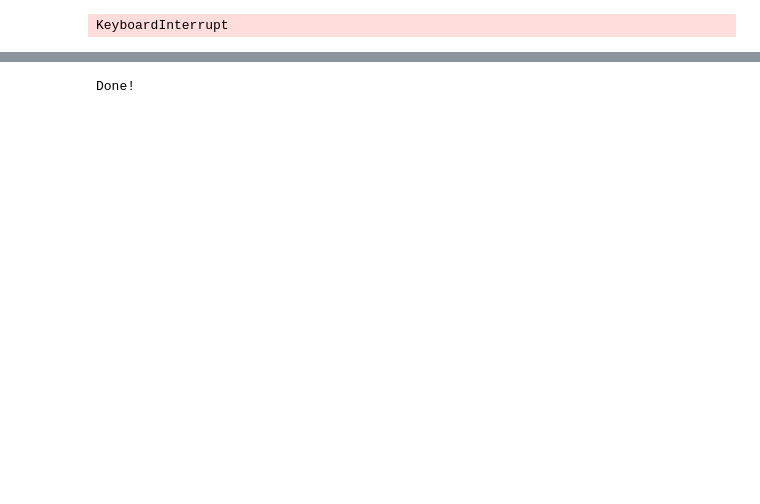
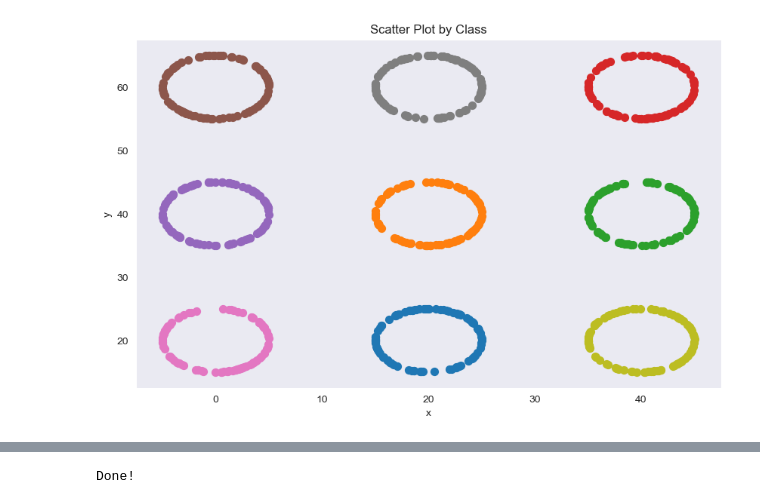
Before and after one commit to AnnaLivia/mr-sos-dp, a Jupyter notebook: plot_sol.ipynb, the cells around one changed output, grey strips where cells are left out. Saved outputs shown, nothing was run; the diff lists cells and outputs as text; code cells hidden in the pictures; blank space fills up the shorter version.

```diff
--- a/plot_sol.ipynb
+++ b/plot_sol.ipynb
@@ -12,44 +12,27 @@ import re
 import os
 import glob2
 import scipy
-# %%
-from scipy.linalg import det
-from itertools import combinations
-
-def is_totally_unimodular(matrix):
-    rows, cols = matrix.shape
-    min_dim = min(rows, cols)
-
-    # Check all square submatrices of the given matrix
-    for size in range(1, min_dim + 1):
-        row_combinations = combinations(range(rows), size)
-        col_combinations = combinations(range(cols), size)
-
-        for row_indices in row_combinations:
-            for col_indices in col_combinations:
-                submatrix = matrix[np.ix_(row_indices, col_indices)]
-                determinant = round(det(submatrix))
-                if determinant not in [0, 1, -1]:
-                    return False
-    return True
-
-matrix = np.array([
-    [1, 1, 1, 0, 0, 0, 0, 0, 0, 0, 0, 0, 0, 0, 0, 0, 0, 0, 0, 0, 0, 0, 0, 0, 0, 0, 0, 0, 0, 0, 0, 0, 0, 0, 0, 0, 0, 0, 0, 0, 0, 0, 0, 0, 0, 0, 0, 0, 0, 0, 0, 0, 0, 0, 0, 0, 0, 0, 0, 0, 0, 0, 0, 0, 0, 0, 0, 0, 0],
-    [0, 0, 0, 1, 1, 1, 0, 0, 0, 0, 0, 0, 0, 0, 0, 0, 0, 0, 0, 0, 0, 0, 0, 0, 0, 0, 0, 0, 0, 0, 0, 0, 0, 0, 0, 0, 0, 0, 0, 0, 0, 0, 0, 0, 0, 0, 0, 0, 0, 0, 0, 0, 0, 0, 0, 0, 0, 0, 0, 0, 0, 0, 0, 0, 0, 0, 0, 0, 0],
-    [0, 0, 0, 0, 0, 0, 1, 1, 1, 0, 0, 0, 0, 0, 0, 0, 0, 0, 0, 0, 0, 0, 0, 0, 0, 0, 0, 0, 0, 0, 0, 0, 0, 0, 0, 0, 0, 0, 0, 0, 0, 0, 0, 0, 0, 0, 0, 0, 0, 0, 0, 0, 0, 0, 0, 0, 0, 0, 0, 0, 0, 0, 0, 0, 0, 0, 0, 0, 0],
-    [0, 0, 0, 0, 0, 0, 0, 0, 0, 1, 1, 1, 0, 0, 0, 0, 0, 0, 0, 0, 0, 0, 0, 0, 0, 0, 0, 0, 0, 0, 0, 0, 0, 0, 0, 0, 0, 0, 0, 0, 0, 0, 0, 0, 0, 0, 0, 0, 0, 0, 0, 0, 0, 0, 0, 0, 0, 0, 0, 0, 0, 0, 0, 0, 0, 0, 0, 0, 0],
-    [0, 0, 0, 0, 0, 0, 0, 0, 0, 0, 0, 0, 1, 1, 1, 0, 0, 0, 0, 0, 0, 0, 0, 0, 0, 0, 0, 0, 0, 0, 0, 0, 0, 0, 0, 0, 0, 0, 0, 0, 0, 0, 0, 0, 0, 0, 0, 0, 0, 0, 0, 0, 0, 0, 0, 0, 0, 0, 0, 0, 0, 0, 0, 0, 0, 0, 0, 0, 0],
-    [0, 0, 0, 0, 0, 0, 0, 0, 0, 0, 0, 0, 0, 0, 0, 0, 0, 0, 1, 1, 1, 0, 0, 0, 0, 0, 0, 0, 0, 0, 0, 0, 0, 0, 0, 0, 0, 0, 0, 0, 0, 0, 0, 0, 0, 0, 0, 0, 0, 0, 0, 0, 0, 0, 0, 0, 0, 0, 0, 0, 0, 0, 0, 0, 0, 0, 0, 0, 0],
-    [0, 0, 0, 0, 0, 0, 0, 0, 0, 0, 0, 0, 0, 0, 0, 0, 0, 0, 0, 0, 0, 1, 1, 1, 0, 0, 0, 0, 0, 0, 0, 0, 0, 0, 0, 0, 0, 0, 0, 0, 0, 0, 0, 0, 0, 0, 0, 0, 0, 0, 0, 0, 0, 0, 0, 0, 0, 0, 0, 0, 0, 0, 0, 0, 0, 0, 0, 0, 0],
-    [0, 0, 0, 0, 0, 0, 0, 0, 0, 0, 0, 0, 0, 0, 0, 0, 0, 0, 0, 0, 0, 0, 0, 0, 0, 0, 0, 1, 1, 1, 0, 0, 0, 0, 0, 0, 0, 0, 0, 0, 0, 0, 0, 0, 0, 0, 0, 0, 0, 0, 0, 0, 0, 0, 0, 0, 0, 0, 0, 0, 0, 0, 0, 0, 0, 0, 0, 0, 0],
-    [0, 0, 0, 0, 0, 0, 0, 0, 0, 0, 0, 0, 0, 0, 0, 0, 0, 0, 0, 0, 0, 0, 0, 0, 0, 0, 0, 0, 0, 0, 0, 0, 0, 0, 0, 0, 0, 0, 0, 0, 0, 0, 0, 0, 0, 0, 0, 0, 0, 0, 0, 0, 0, 0, 0, 0, 0, 0, 0, 0, 0, 0, 0, 0, 0, 0, 0, 0, 0]
-])
-
-if is_totally_unimodular(matrix):
-    print("The matrix is totally unimodular.")
-else:
-    print("The matrix is not totally unimodular.")
-# %% [output]
-KeyboardInterrupt
+# %%
+# Load data from CSV
+df = pd.read_csv('\\\wsl.localhost\\Ubuntu-22.04\\home\\aelle\\mr-sos-dp\\datasets\\data\\Synthetic.csv', sep="\t")
+cls_only = [1,2,3,11,12,13,21,22,23]
+#cls_only = [1,2,11,12]
+
+# Plot each class with a unique color
+plt.figure(figsize=(10, 6))
+for cls in df['class'].unique():
+    subset = df[df['class'] == cls]
+    if cls in cls_only:
+        plt.scatter(subset['x'], subset['y'], label=f'Class {cls}', s=50)
+
+# Labeling and display options
+plt.xlabel('x')
+plt.ylabel('y')
+plt.grid(False)
+#plt.legend(title='Class')
+plt.title('Scatter Plot by Class')
+plt.show()
+# %% [output]
+[figure, added]
 # %%
 p = 4
```
Also changed, not shown: parts of 9 cells of this notebook, 16 other files.
